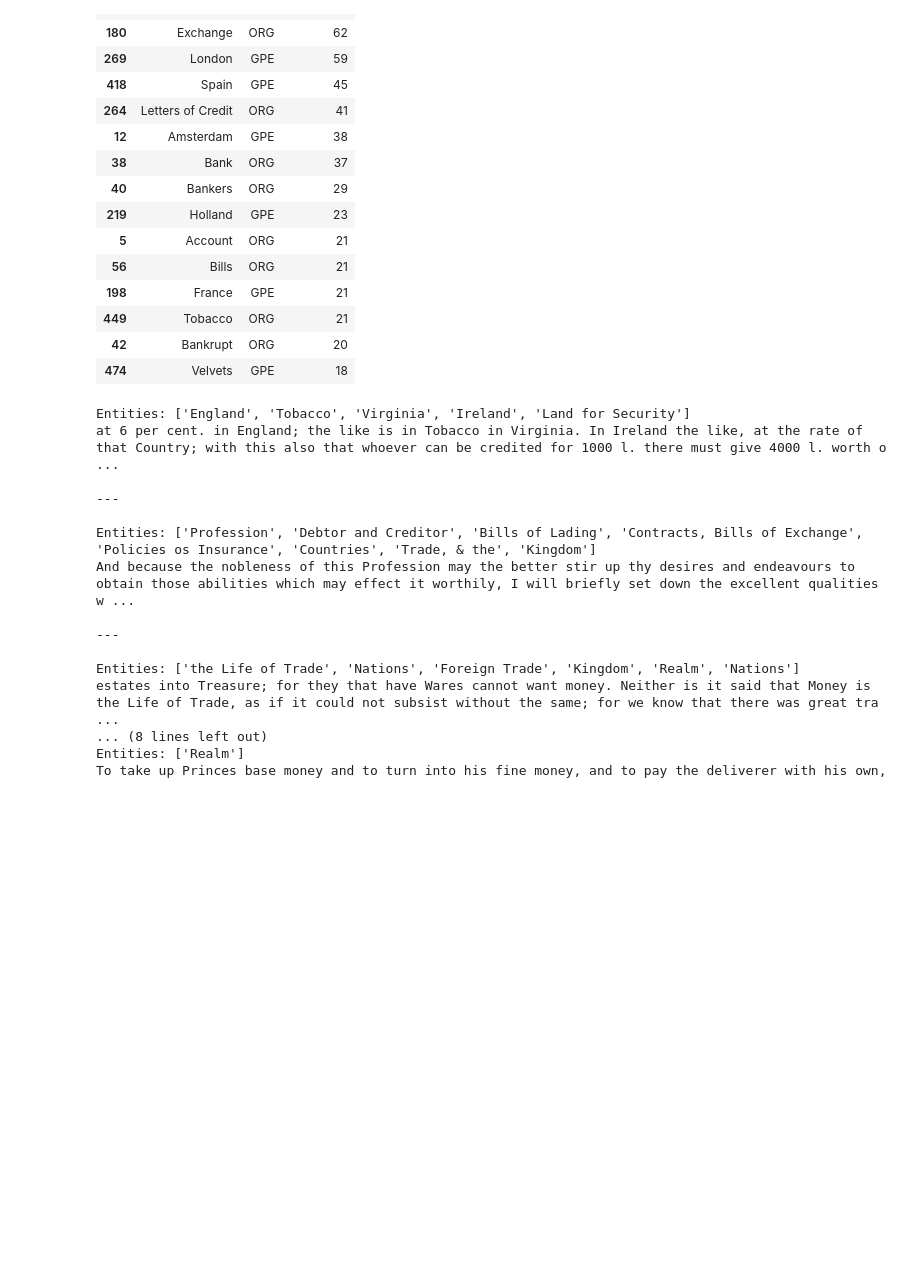
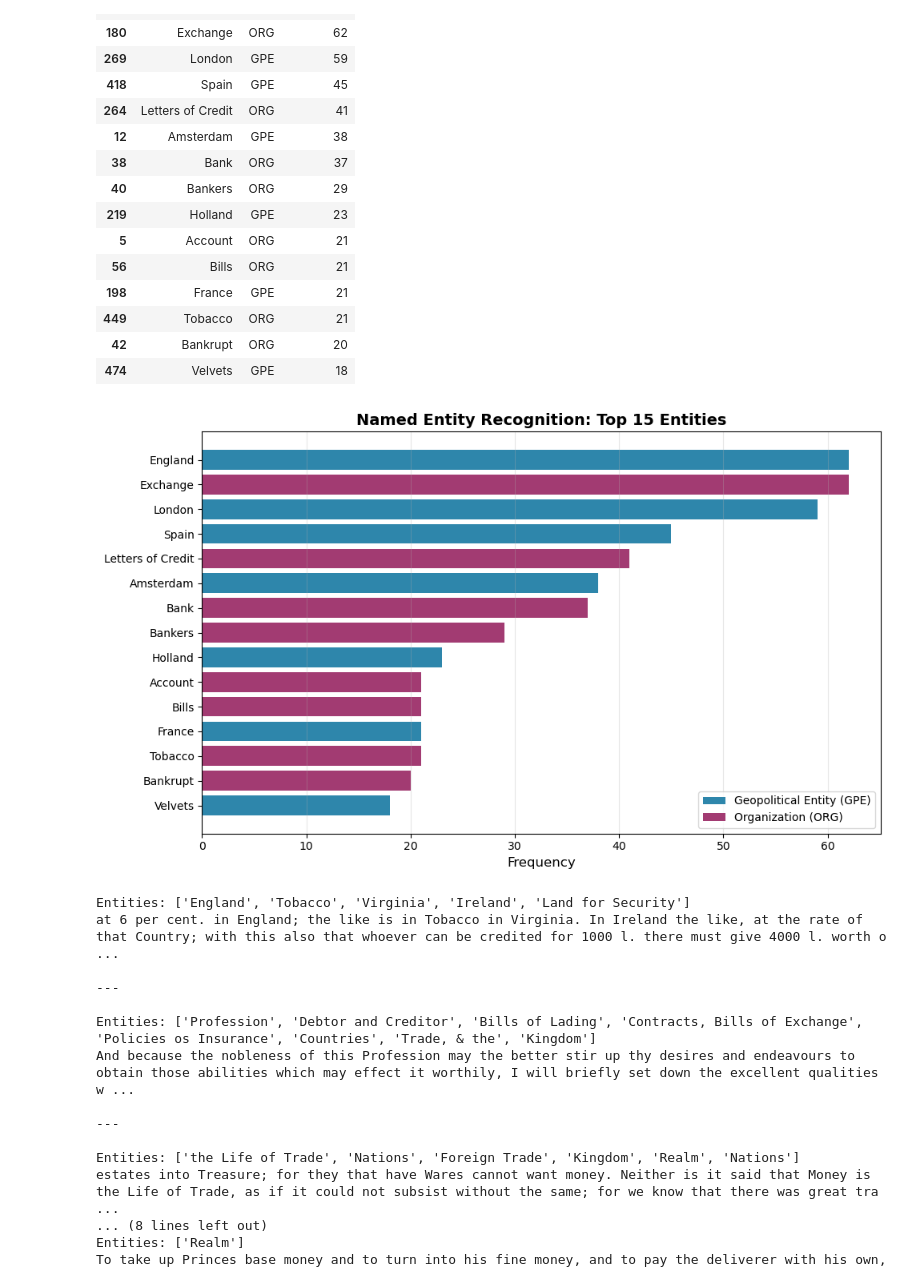
Before and after one commit to sejal-jagtap/text_as_data, a Jupyter notebook: tad_final_project.ipynb, the cells around one changed output. Saved outputs shown, nothing was run; the diff lists cells and outputs as text; code cells hidden in the pictures; blank space fills up the shorter version.

Commit message:
NER plot

```diff
--- a/tad_final_project.ipynb
+++ b/tad_final_project.ipynb
@@ -177,6 +177,40 @@ freq_table.head(15)
 | 449 | Tobacco | ORG | 21 |
 | 42 | Bankrupt | ORG | 20 |
 | 474 | Velvets | GPE | 18 |
+# %%
+# Visualization of top 15 entities
+import matplotlib.pyplot as plt
+import seaborn as sns
+
+# Get top 15 entities
+top_entities = freq_table.head(15).copy()
+
+# Create the plot
+plt.figure(figsize=(10, 6))
+colors = {"GPE": "#2E86AB", "ORG": "#A23B72"}
+bar_colors = [colors[label] for label in top_entities["label"]]
+
+plt.barh(range(len(top_entities)), top_entities["frequency"], color=bar_colors)
+plt.yticks(range(len(top_entities)), top_entities["entity"])
+plt.xlabel("Frequency", fontsize=12)
+plt.ylabel("")
+plt.title("Named Entity Recognition: Top 15 Entities", fontsize=14, fontweight="bold")
+plt.gca().invert_yaxis()  # Highest frequency at top
+
+# Add legend
+from matplotlib.patches import Patch
+legend_elements = [
+    Patch(facecolor="#2E86AB", label="Geopolitical Entity (GPE)"),
+    Patch(facecolor="#A23B72", label="Organization (ORG)")
+]
+plt.legend(handles=legend_elements, loc="lower right")
+
+# Clean up grid
+plt.grid(axis='x', alpha=0.3)
+plt.tight_layout()
+plt.show()
+# %% [output]
+[figure, added]
 # %%
 examples = []
 
```
Also changed, not shown: parts of 4 cells of this notebook.
